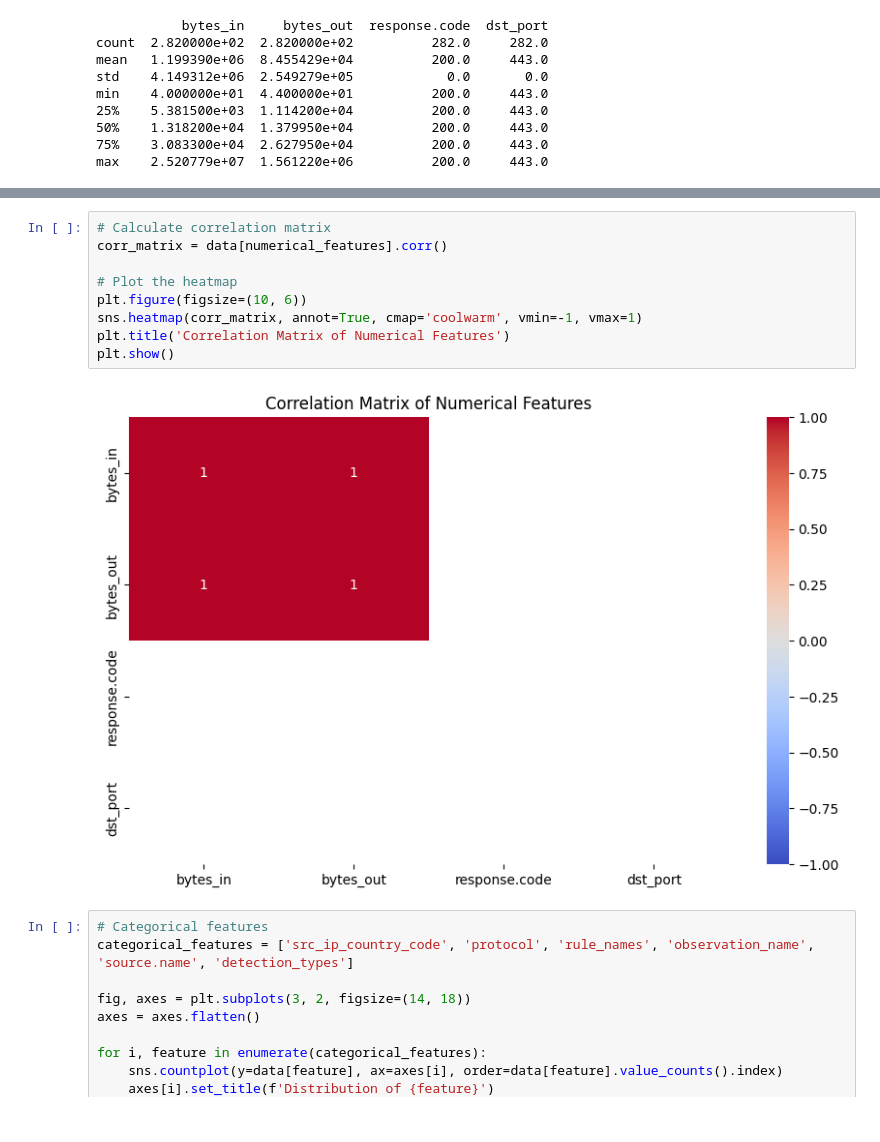
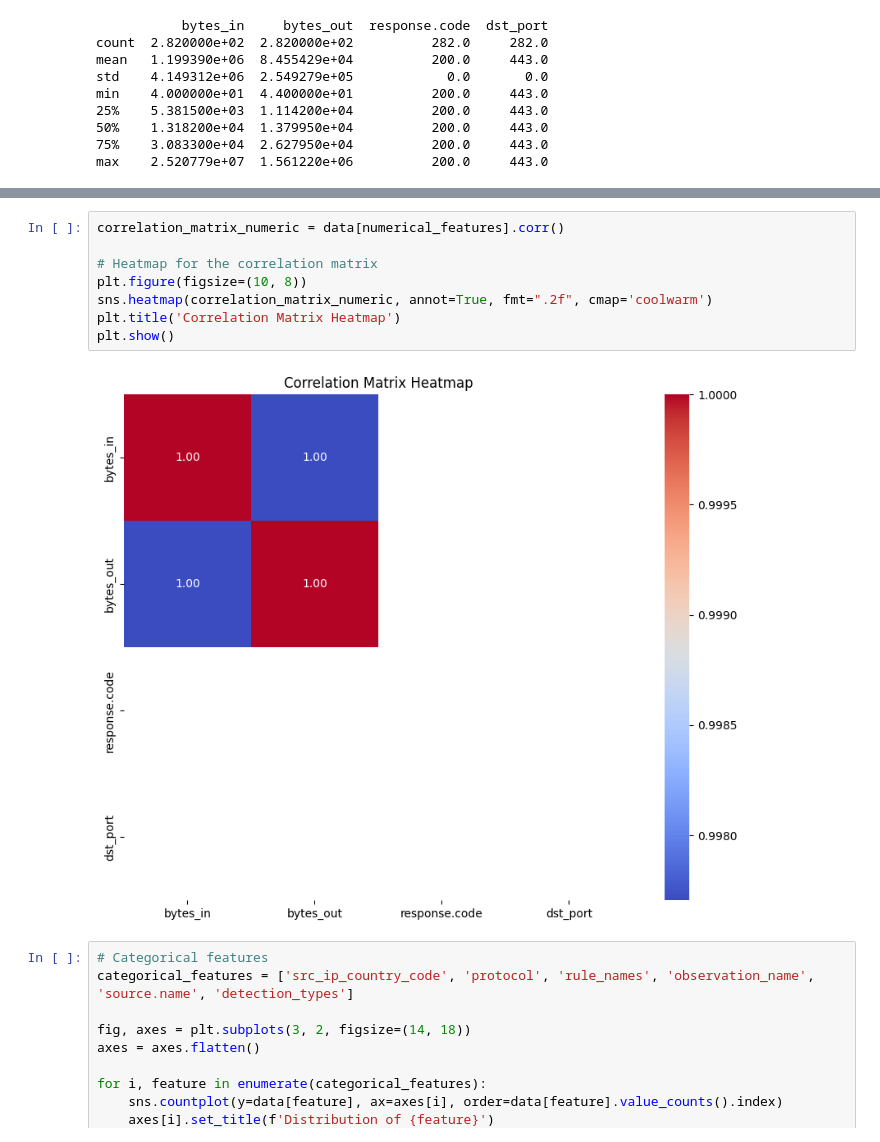
Before and after one commit to Misklean/ftml_project_2025, a Jupyter notebook: Exercice7/Exercice_7.ipynb, the cells around one changed output, grey strips where cells are left out. Drawn from its saved outputs; the diff is of its cells as text.

Commit message:
feat(exo7): changed some graphics

```diff
--- a/Exercice7/Exercice_7.ipynb
+++ b/Exercice7/Exercice_7.ipynb
@@ -159,14 +157,13 @@ plt.show()
 # %%
-# Calculate correlation matrix
-corr_matrix = data[numerical_features].corr()
+correlation_matrix_numeric = data[numerical_features].corr()
 
-# Plot the heatmap
-plt.figure(figsize=(10, 6))
-sns.heatmap(corr_matrix, annot=True, cmap='coolwarm', vmin=-1, vmax=1)
-plt.title('Correlation Matrix of Numerical Features')
+# Heatmap for the correlation matrix
+plt.figure(figsize=(10, 8))
+sns.heatmap(correlation_matrix_numeric, annot=True, fmt=".2f", cmap='coolwarm')
+plt.title('Correlation Matrix Heatmap')
 plt.show()
 # %% [output]
-[figure, old version]
+[figure, new version]
 # %%
 # Categorical features
 categorical_features = ['src_ip_country_code', 'protocol', 'rule_names', 'observation_name', 'source.name', 'detection_types']
```
Also changed, not shown: parts of 3 cells of this notebook.
